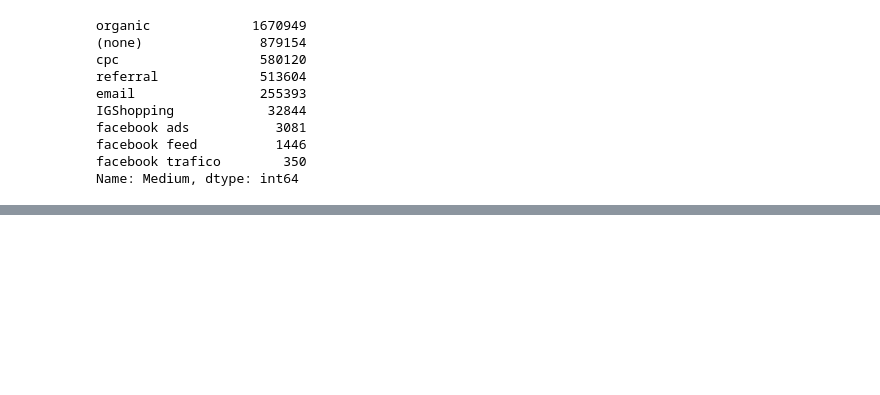
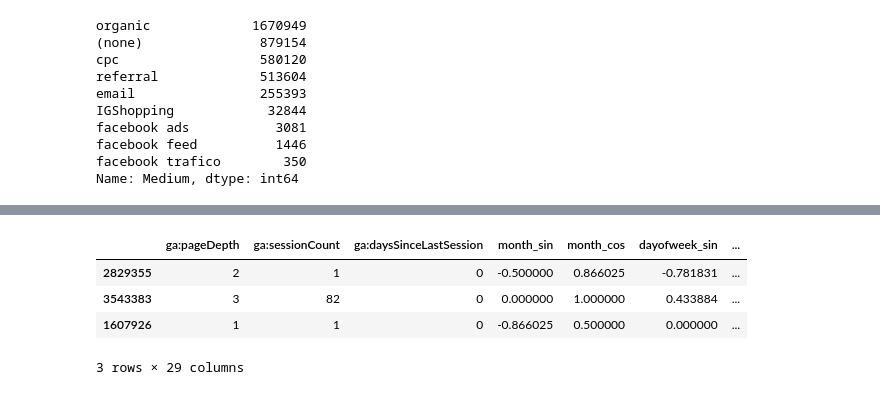
Before and after one commit to Laurajmoreno/ML_and_CRO, a Jupyter notebook: CLASSIFICATION-Random-Forest-partial-with-join_df.ipynb, the cells around one changed output, grey strips where cells are left out. Drawn from its saved outputs; the diff is of its cells as text; code cells hidden in the pictures; blank space fills up the shorter version.

```diff
--- a/CLASSIFICATION-Random-Forest-partial-with-join_df.ipynb
+++ b/CLASSIFICATION-Random-Forest-partial-with-join_df.ipynb
@@ -797,0 +820,39 @@ Name: Medium, dtype: int64
+# %%
+#Split data
+
+features=['ga:pageDepth','ga:sessionCount','ga:daysSinceLastSession','ga:productSKU',\
+          'month_sin','month_cos','dayofweek_sin','dayofweek_cos','hour_sin','hour_cos',\
+          'Source_(direct)', 'Source_bing', 'Source_cantabrialabs.es','Source_facebook',\
+          'Source_google', 'Source_instagram','Source_other sources', 'Source_sendinblue',\
+          'Source_vogue','Source_yahoo', 'Source_youtube', 'Medium_IGShopping', 'Medium_cpc',\
+          'Medium_email', 'Medium_facebook ads', 'Medium_facebook feed','Medium_facebook trafico',\
+          'Medium_organic', 'Medium_referral']
+
+y=df['ga:productAddsToCart_transf']
+X=df[features]
+
+# WARNING: at this point I delete df to get more memory
+del(df)
+
+X['ga:productSKU']=X['ga:productSKU'].astype('str')
+X_train, X_test, y_train, y_test = train_test_split(X, y,random_state=42)
+
+# Target encoding of productSKU with train
+import category_encoders as ce
+encoder=ce.TargetEncoder(cols='ga:productSKU')
+X_train['ga:productSKU_cete']=encoder.fit_transform(X_train['ga:productSKU'],y_train)
+
+# 'Dictionary' of productSKU target encoding
+prod_target_encod= X_train[['ga:productSKU','ga:productSKU_cete']]
+prod_target_encod['ga:productSKU']=prod_target_encod['ga:productSKU'].astype('str')
+prod_target_encod.drop_duplicates(inplace=True)
+
+# productSKU target encoding in test according to fitting on train set:
+X_test = X_test.merge(prod_target_encod, left_on='ga:productSKU', right_on='ga:productSKU', how='left')
+
+# Filling missing values in X_test with the mean of the means:
+X_test['ga:productSKU_cete']=X_test['ga:productSKU_cete'].fillna(prod_target_encod['ga:productSKU_cete'].mean())
+
+# Drop 'ga:productSKU' in both train and test datasets:
+X_train=X_train.drop('ga:productSKU',axis=1)
+X_test=X_test.drop('ga:productSKU',axis=1)
@@ -797,0 +874,8 @@ Name: Medium, dtype: int64
+# %%
+X_train.head(3)
+# %% [output]
+|  | ga:pageDepth | ga:sessionCount | ga:daysSinceLastSession | month_sin | month_cos | dayofweek_sin | ... |
+| 2829355 | 2 | 1 | 0 | -0.500000 | 0.866025 | -0.781831 | ... |
+| 3543383 | 3 | 82 | 0 | 0.000000 | 1.000000 | 0.433884 | ... |
+| 1607926 | 1 | 1 | 0 | -0.866025 | 0.500000 | 0.000000 | ... |
+3 rows × 29 columns
```
Also changed, not shown: parts of 11 cells of this notebook, 2 other files.
